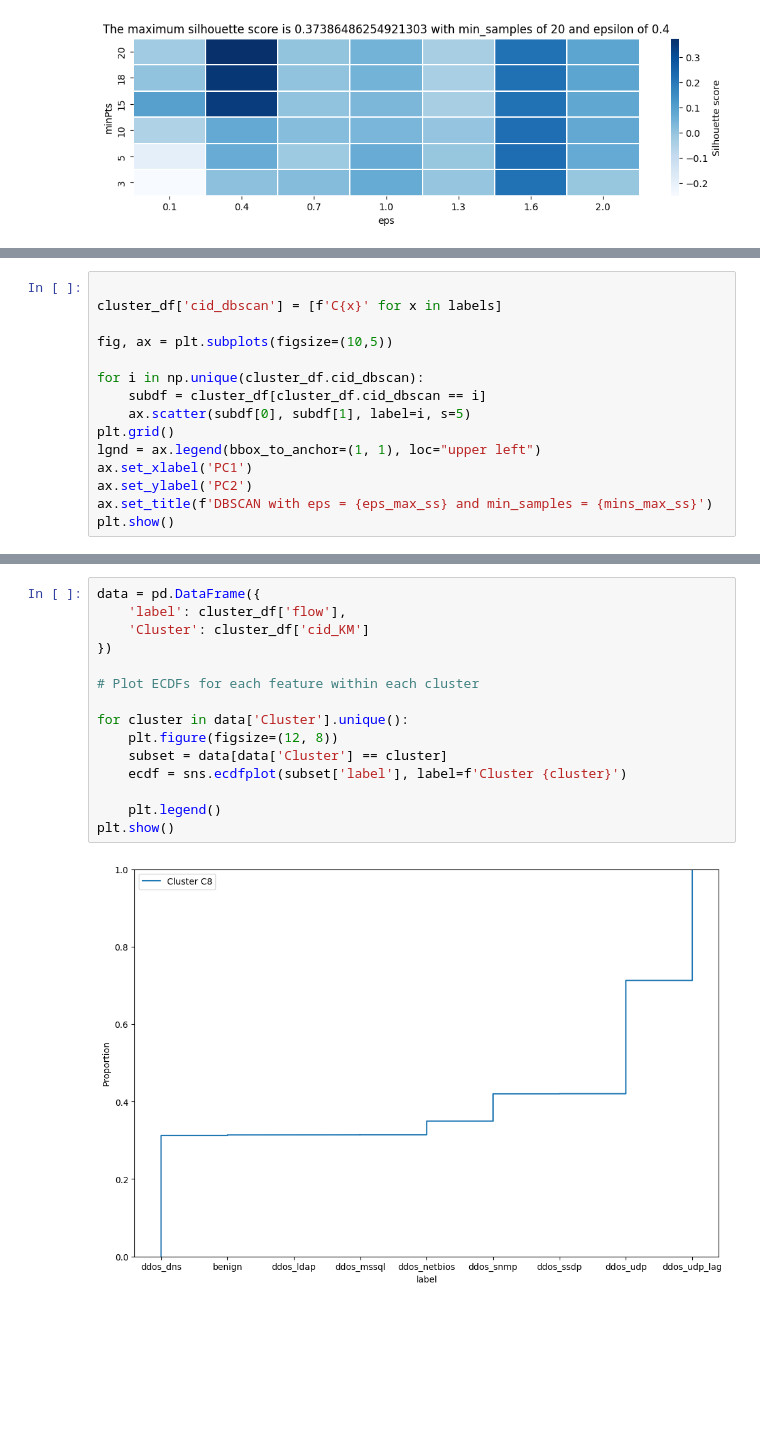
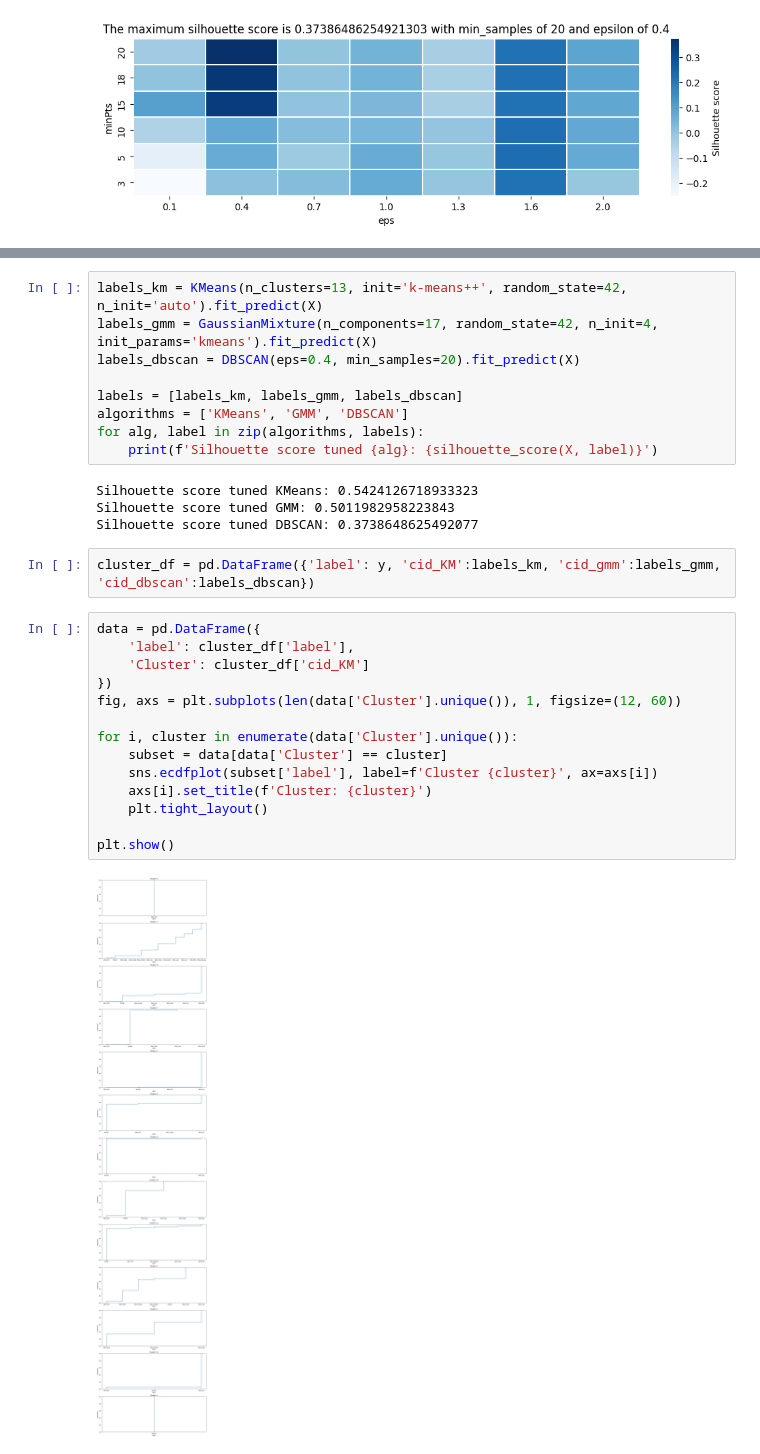
Before and after one commit to federicomirra01/DDoS_analysis_project, a Jupyter notebook: Section_3.ipynb, the cells around one changed output, grey strips where cells are left out. Drawn from its saved outputs; the diff is of its cells as text; blank space fills up the shorter version.

```diff
--- a/Section_3.ipynb
+++ b/Section_3.ipynb
@@ -284,15 +198,0 @@ print(f'Adjusted Rand Index GMM for KMeans cluster algorithm is {adjusted_rand_s
-# %%
-
-cluster_df['cid_dbscan'] = [f'C{x}' for x in labels]
-
-fig, ax = plt.subplots(figsize=(10,5))
-
-for i in np.unique(cluster_df.cid_dbscan):
-    subdf = cluster_df[cluster_df.cid_dbscan == i]
-    ax.scatter(subdf[0], subdf[1], label=i, s=5)
-plt.grid()
-lgnd = ax.legend(bbox_to_anchor=(1, 1), loc="upper left")
-ax.set_xlabel('PC1')
-ax.set_ylabel('PC2')
-ax.set_title(f'DBSCAN with eps = {eps_max_ss} and min_samples = {mins_max_ss}')
-plt.show()
@@ -332,17 +199,31 @@ cluster_df
+# %%
+labels_km = KMeans(n_clusters=13, init='k-means++', random_state=42, n_init='auto').fit_predict(X)
+labels_gmm = GaussianMixture(n_components=17, random_state=42, n_init=4, init_params='kmeans').fit_predict(X)
+labels_dbscan = DBSCAN(eps=0.4, min_samples=20).fit_predict(X)
+
+labels = [labels_km, labels_gmm, labels_dbscan]
+algorithms = ['KMeans', 'GMM', 'DBSCAN']
+for alg, label in zip(algorithms, labels):
+    print(f'Silhouette score tuned {alg}: {silhouette_score(X, label)}')
+# %% [output]
+Silhouette score tuned KMeans: 0.5424126718933323
+Silhouette score tuned GMM: 0.5011982958223843
+Silhouette score tuned DBSCAN: 0.3738648625492077
+# %%
+cluster_df = pd.DataFrame({'label': y, 'cid_KM':labels_km, 'cid_gmm':labels_gmm, 'cid_dbscan':labels_dbscan})
 # %%
 data = pd.DataFrame({
-    'label': cluster_df['flow'],
+    'label': cluster_df['label'],
     'Cluster': cluster_df['cid_KM']
 })
+fig, axs = plt.subplots(len(data['Cluster'].unique()), 1, figsize=(12, 60))
 
-# Plot ECDFs for each feature within each cluster
+for i, cluster in enumerate(data['Cluster'].unique()):
+    subset = data[data['Cluster'] == cluster]
+    sns.ecdfplot(subset['label'], label=f'Cluster {cluster}', ax=axs[i])
+    axs[i].set_title(f'Cluster: {cluster}')
+    plt.tight_layout()
 
-for cluster in data['Cluster'].unique():
-    plt.figure(figsize=(12, 8))
-    subset = data[data['Cluster'] == cluster]
-    ecdf = sns.ecdfplot(subset['label'], label=f'Cluster {cluster}')
-
-    plt.legend()
 plt.show()
 # %% [output]
-[figure, old version]
+[figure, new version]
```
Also changed, not shown: parts of 25 cells of this notebook, 3 other files.
